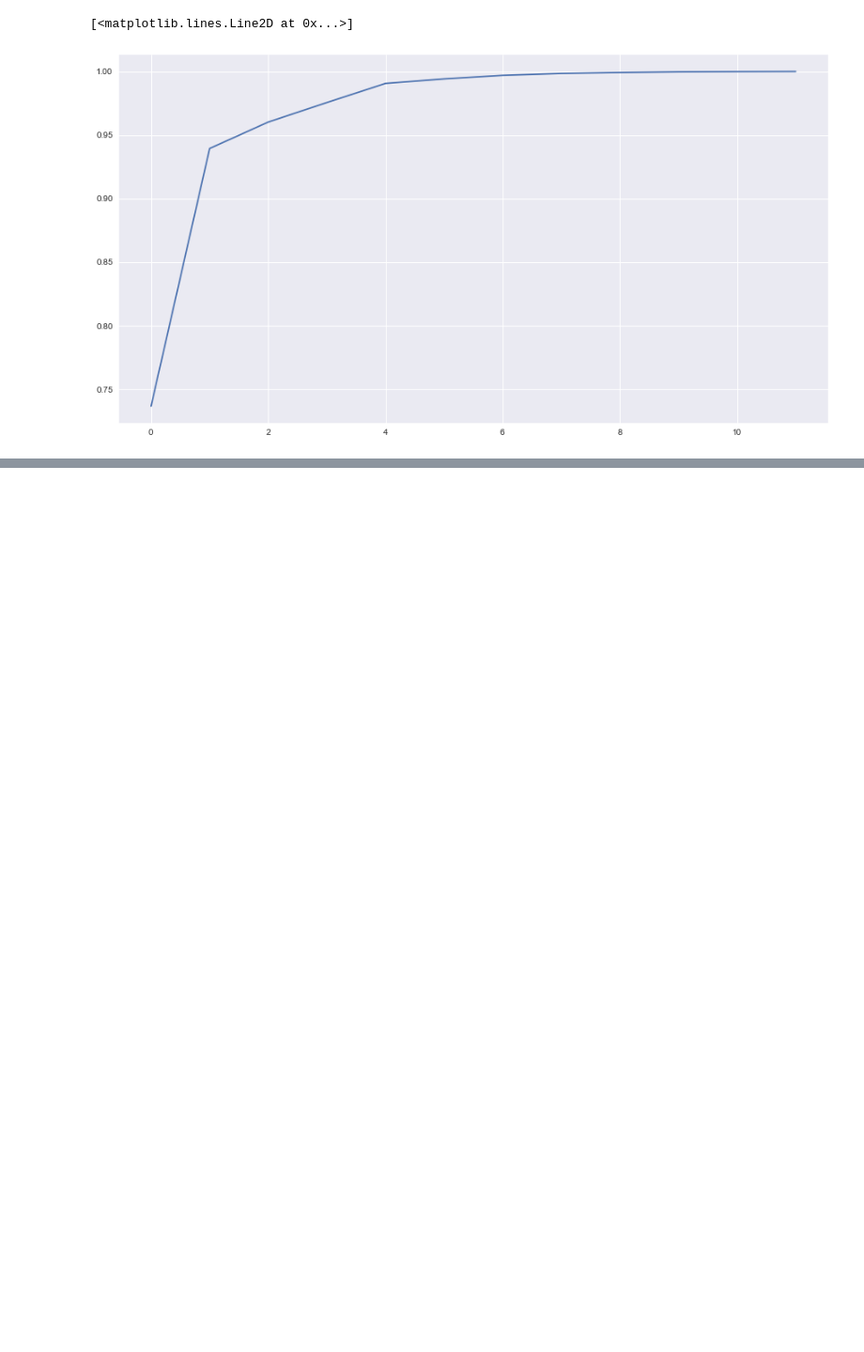
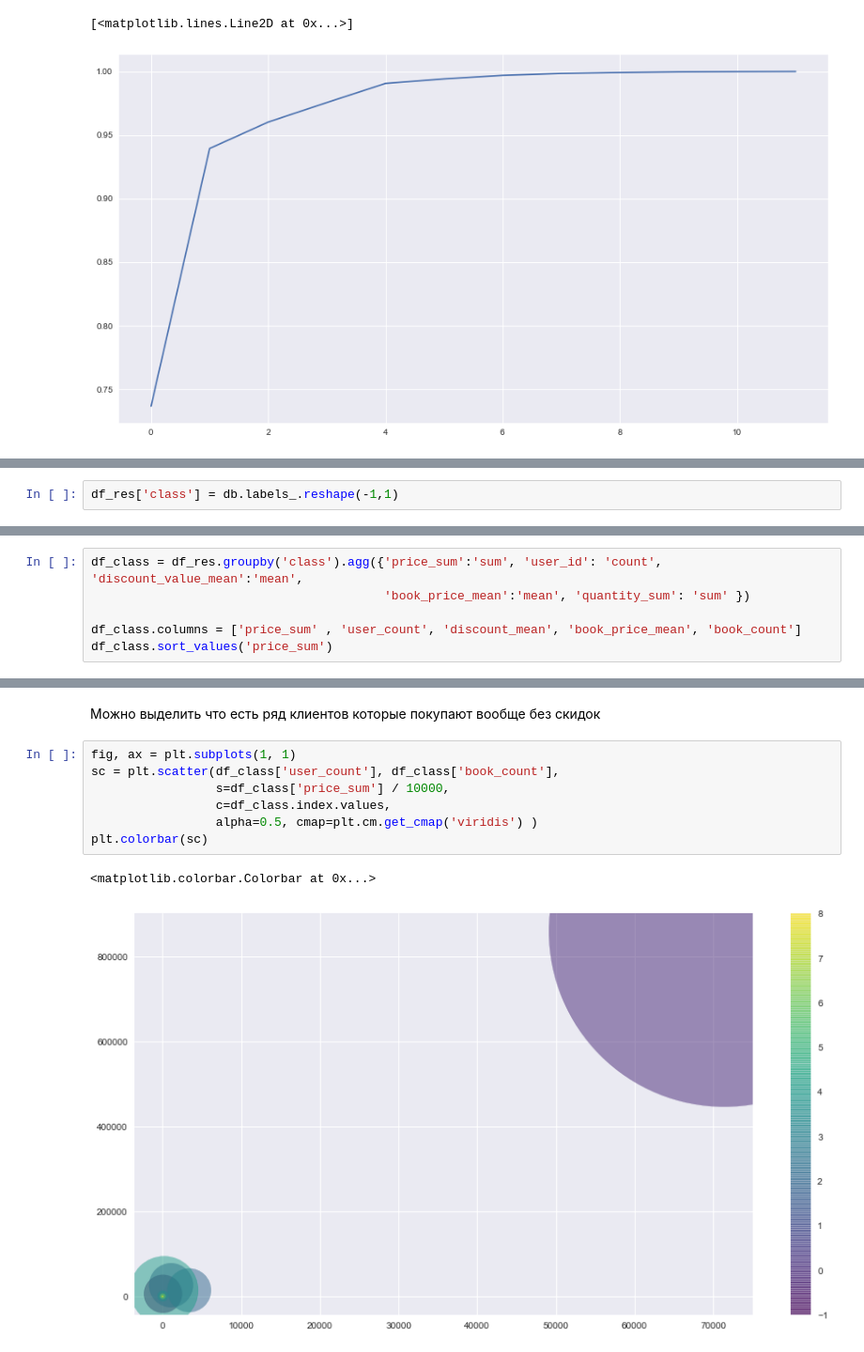
Before and after one commit to erlong15/bigdata_homework, a Jupyter notebook: homework6/homework6_2.ipynb, the cells around one changed output, grey strips where cells are left out. Shown at 94% size. Saved outputs shown, nothing was run; the diff lists cells and outputs as text; blank space fills up the shorter version.

```diff
--- a/homework6/homework6_2.ipynb
+++ b/homework6/homework6_2.ipynb
@@ -155,0 +213,2 @@ plt.show()
+# %%
+df_res['class'] = db.labels_.reshape(-1,1)
@@ -155,0 +226,6 @@ plt.show()
+# %%
+df_class = df_res.groupby('class').agg({'price_sum':'sum', 'user_id': 'count', 'discount_value_mean':'mean',
+                                        'book_price_mean':'mean', 'quantity_sum': 'sum' })
+
+df_class.columns = ['price_sum' , 'user_count', 'discount_mean', 'book_price_mean', 'book_count']
+df_class.sort_values('price_sum')
@@ -155,0 +245,12 @@ plt.show()
+# %% [markdown]
+Можно выделить что есть ряд клиентов которые покупают вообще без скидок
+# %%
+fig, ax = plt.subplots(1, 1)
+sc = plt.scatter(df_class['user_count'], df_class['book_count'],
+                 s=df_class['price_sum'] / 10000,
+                 c=df_class.index.values,
+                 alpha=0.5, cmap=plt.cm.get_cmap('viridis') )
+plt.colorbar(sc)
+# %% [output]
+<matplotlib.colorbar.Colorbar at 0x...>
+[figure, added]
```
Also changed, not shown: parts of 23 cells of this notebook.
